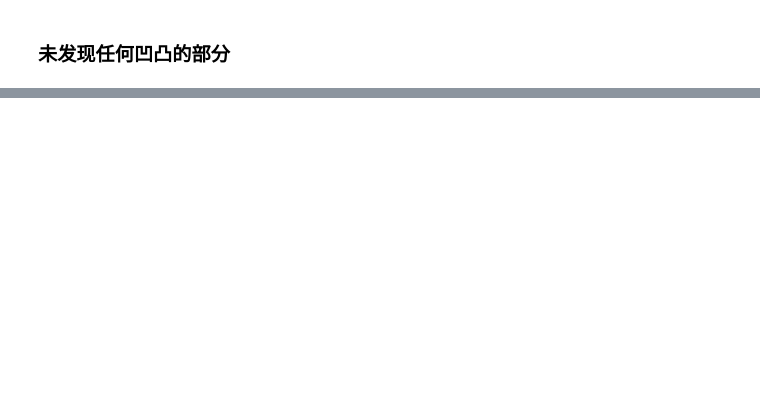
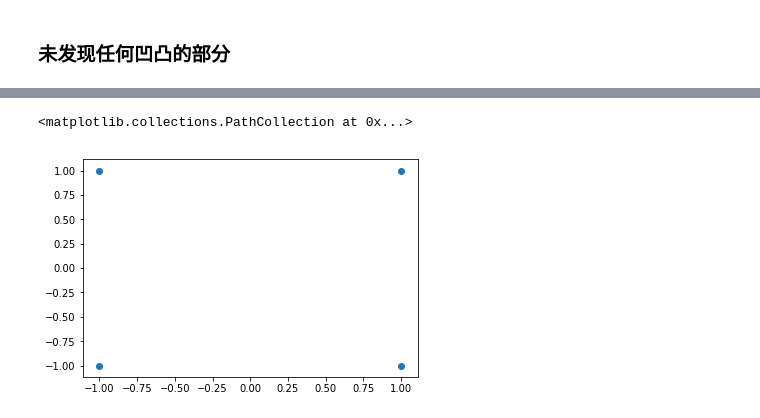
Before and after one commit to neuronzzz/ml, a Jupyter notebook: logistic_regression/logistic_regression_loss_function.ipynb, the cells around one changed output, grey strips where cells are left out. Cells and saved outputs as stored; diff of their text form; code cells hidden in the pictures; blank space fills up the shorter version.

```diff
--- a/logistic_regression/logistic_regression_loss_function.ipynb
+++ b/logistic_regression/logistic_regression_loss_function.ipynb
@@ -109,0 +136,5 @@ plt.scatter(theta2, j2)
+# %%
+plt.scatter(x, y)
+# %% [output]
+<matplotlib.collections.PathCollection at 0x...>
+[figure, added]
```
Also changed, not shown: parts of 24 cells of this notebook.
